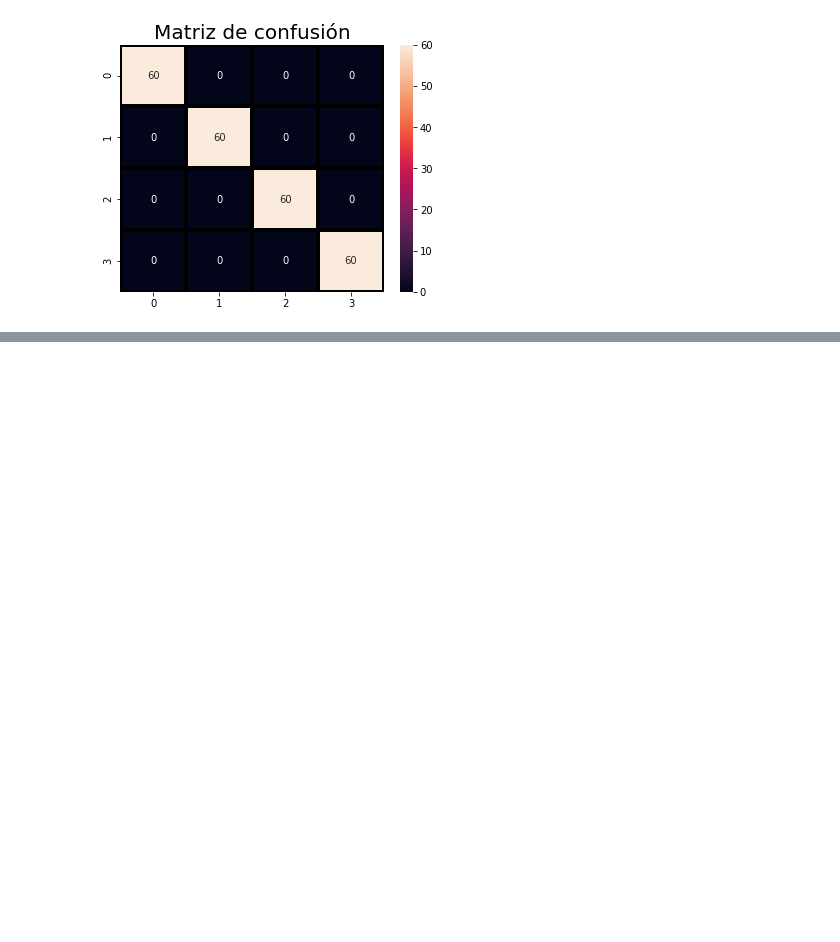
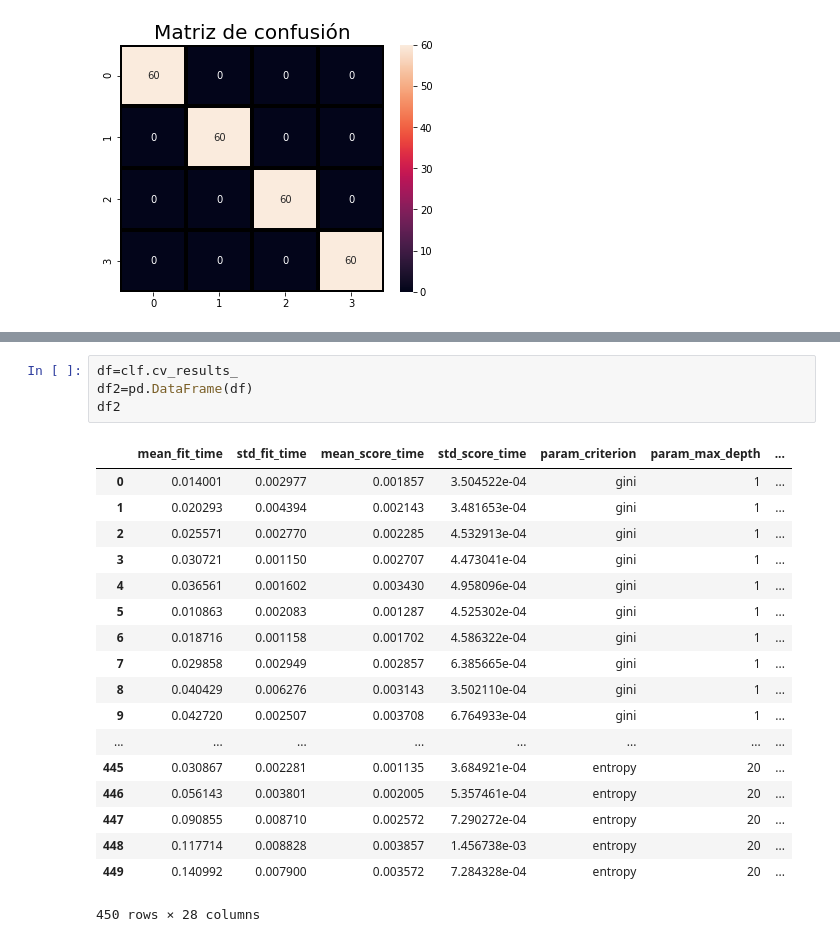
Before and after one commit to lauraerazos/Proyecto-Simulaci-n-2019-1, a Jupyter notebook: RandomForest.ipynb, the cells around one changed output, grey strips where cells are left out. Saved outputs shown, nothing was run; the diff lists cells and outputs as text; blank space fills up the shorter version.

```diff
--- a/RandomForest.ipynb
+++ b/RandomForest.ipynb
@@ -146,0 +188,23 @@ Text(0.5, 1.0, 'Matriz de confusión')
+# %%
+df=clf.cv_results_
+df2=pd.DataFrame(df)
+df2
+# %% [output]
+|  | mean_fit_time | std_fit_time | mean_score_time | std_score_time | param_criterion | param_max_depth | ... |
+| 0 | 0.014001 | 0.002977 | 0.001857 | 3.504522e-04 | gini | 1 | ... |
+| 1 | 0.020293 | 0.004394 | 0.002143 | 3.481653e-04 | gini | 1 | ... |
+| 2 | 0.025571 | 0.002770 | 0.002285 | 4.532913e-04 | gini | 1 | ... |
+| 3 | 0.030721 | 0.001150 | 0.002707 | 4.473041e-04 | gini | 1 | ... |
+| 4 | 0.036561 | 0.001602 | 0.003430 | 4.958096e-04 | gini | 1 | ... |
+| 5 | 0.010863 | 0.002083 | 0.001287 | 4.525302e-04 | gini | 1 | ... |
+| 6 | 0.018716 | 0.001158 | 0.001702 | 4.586322e-04 | gini | 1 | ... |
+| 7 | 0.029858 | 0.002949 | 0.002857 | 6.385665e-04 | gini | 1 | ... |
+| 8 | 0.040429 | 0.006276 | 0.003143 | 3.502110e-04 | gini | 1 | ... |
+| 9 | 0.042720 | 0.002507 | 0.003708 | 6.764933e-04 | gini | 1 | ... |
+| ... | ... | ... | ... | ... | ... | ... | ... |
+| 445 | 0.030867 | 0.002281 | 0.001135 | 3.684921e-04 | entropy | 20 | ... |
+| 446 | 0.056143 | 0.003801 | 0.002005 | 5.357461e-04 | entropy | 20 | ... |
+| 447 | 0.090855 | 0.008710 | 0.002572 | 7.290272e-04 | entropy | 20 | ... |
+| 448 | 0.117714 | 0.008828 | 0.003857 | 1.456738e-03 | entropy | 20 | ... |
+| 449 | 0.140992 | 0.007900 | 0.003572 | 7.284328e-04 | entropy | 20 | ... |
+450 rows × 28 columns
```
Also changed, not shown: parts of 2 cells of this notebook, 5 other files.
